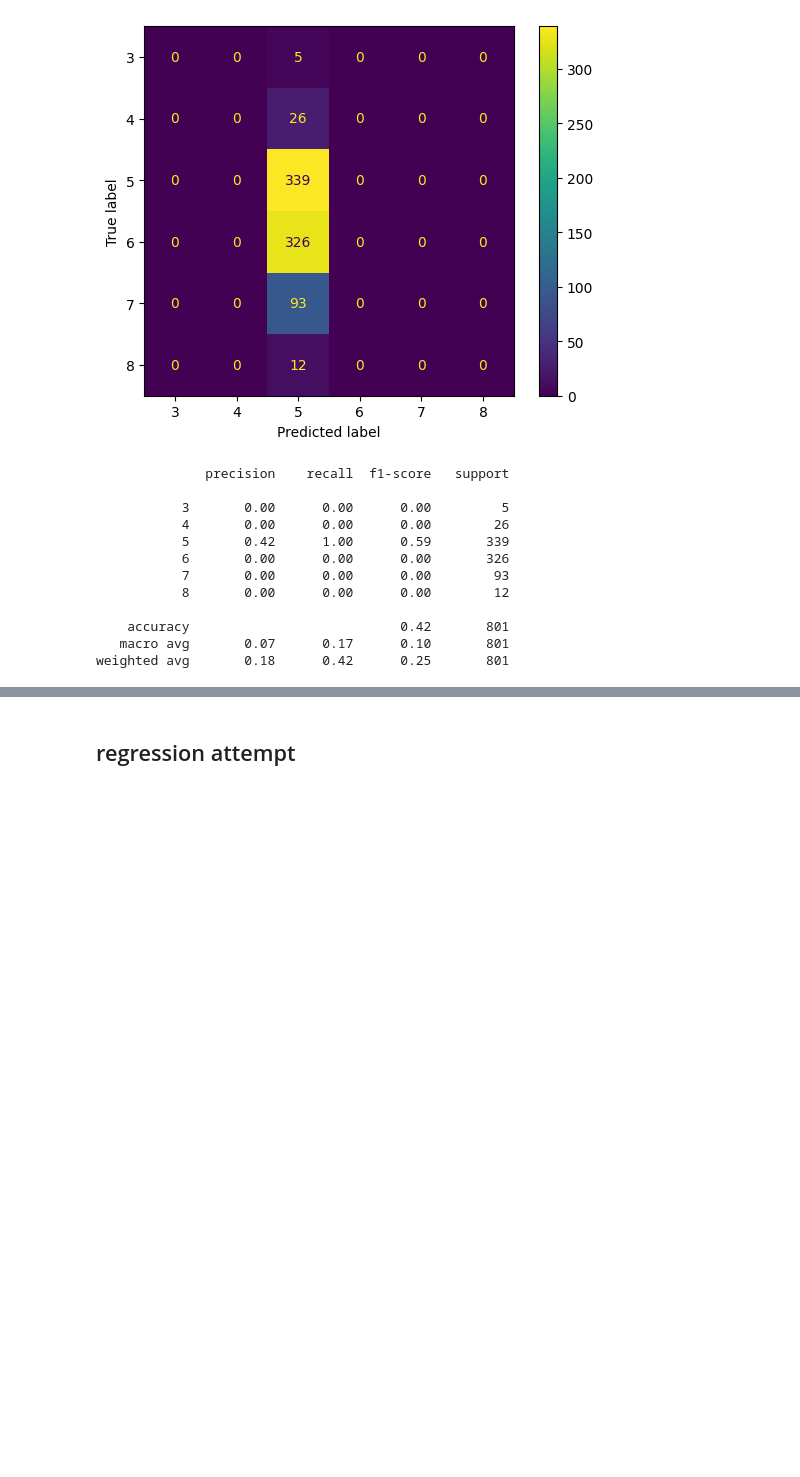
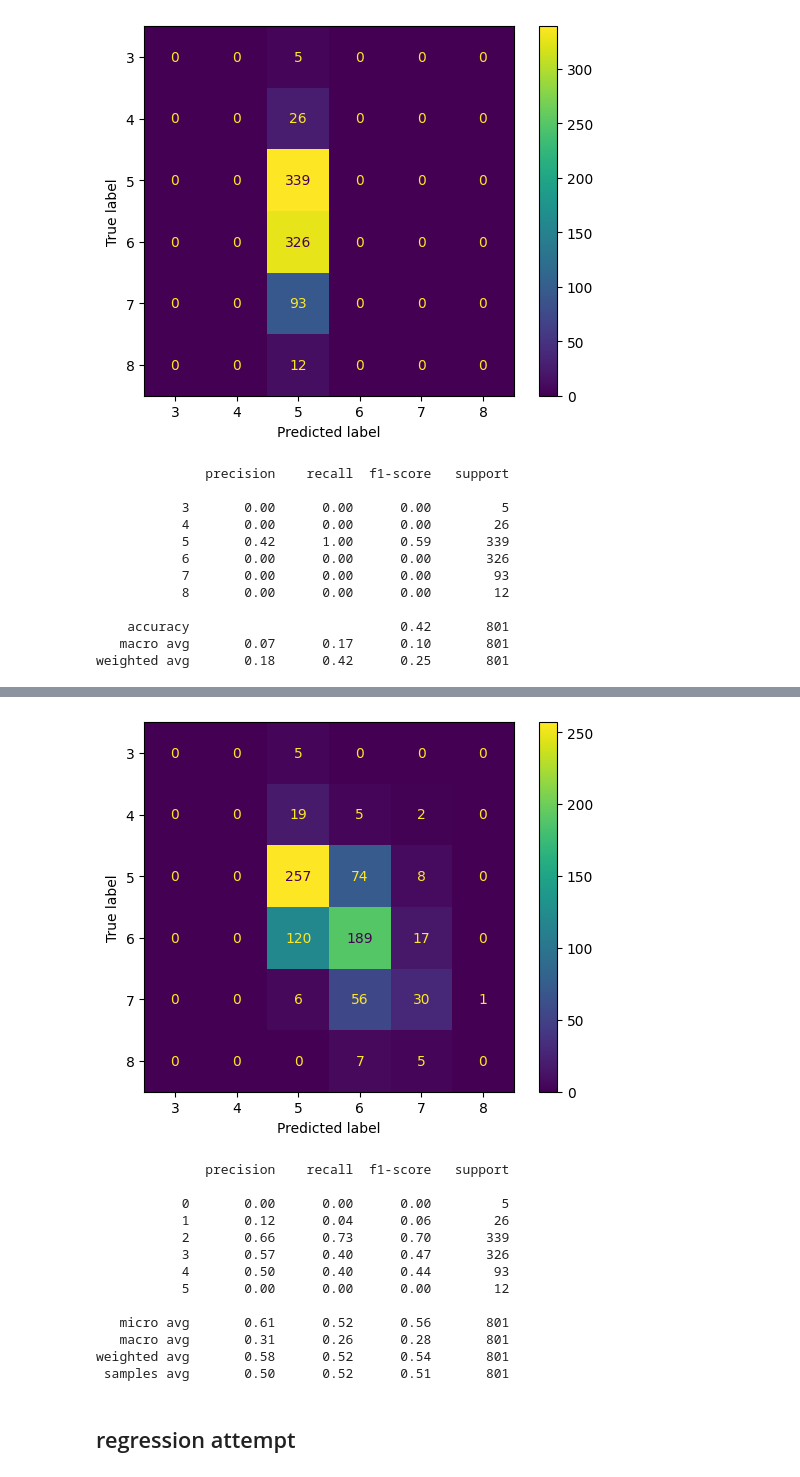
Before and after one commit to obbwins/vinho, a Jupyter notebook: Test_One.ipynb, the cells around one changed output, grey strips where cells are left out. Cells and saved outputs as stored; diff of their text form; code cells hidden in the pictures; blank space fills up the shorter version.

```diff
--- a/Test_One.ipynb
+++ b/Test_One.ipynb
@@ -119,0 +173,9 @@ weighted avg       0.18      0.42      0.25       801
+# %%
+
+df_2 = df.drop('quality', axis=1)
+one_hot = pd.get_dummies(df['quality'])
+y = one_hot
+X = df_2
+
+
+X_train, X_val, y_train, y_val = train_test_split(X, y, train_size=0.3, random_state=42)
@@ -120,3 +195,33 @@ weighted avg       0.18      0.42      0.25       801
+# %%
+from sklearn.metrics import ConfusionMatrixDisplay, confusion_matrix, classification_report
+
+#cm =  confusion_matrix(y_val, y_pred, labels=xgb.classes_)
+
+#disp = ConfusionMatrixDisplay(confusion_matrix=cm, display_labels=xgb.classes_)
+
+cr = classification_report(y_val, y_pred)
+
+disp.plot()
+
+plt.show()
+
+
+print(cr)
+# %% [output]
+[figure, added]
+              precision    recall  f1-score   support
+
+           0       0.00      0.00      0.00         5
+           1       0.12      0.04      0.06        26
+           2       0.66      0.73      0.70       339
+           3       0.57      0.40      0.47       326
+           4       0.50      0.40      0.44        93
+           5       0.00      0.00      0.00        12
+
+   micro avg       0.61      0.52      0.56       801
+   macro avg       0.31      0.26      0.28       801
+weighted avg       0.58      0.52      0.54       801
+ samples avg       0.50      0.52      0.51       801
 # %% [markdown]
 ## regression attempt
 # %%
```
Also changed, not shown: parts of 5 cells of this notebook.
